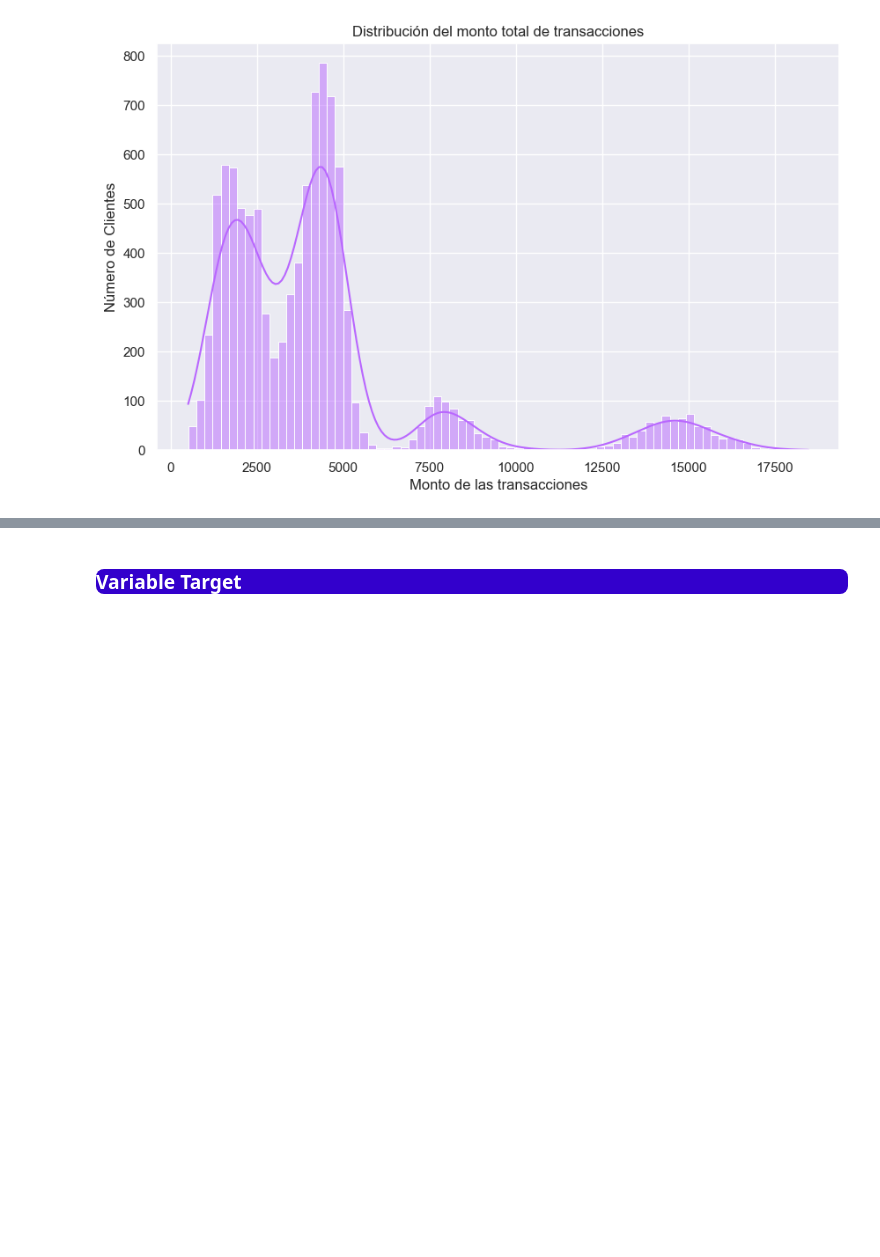
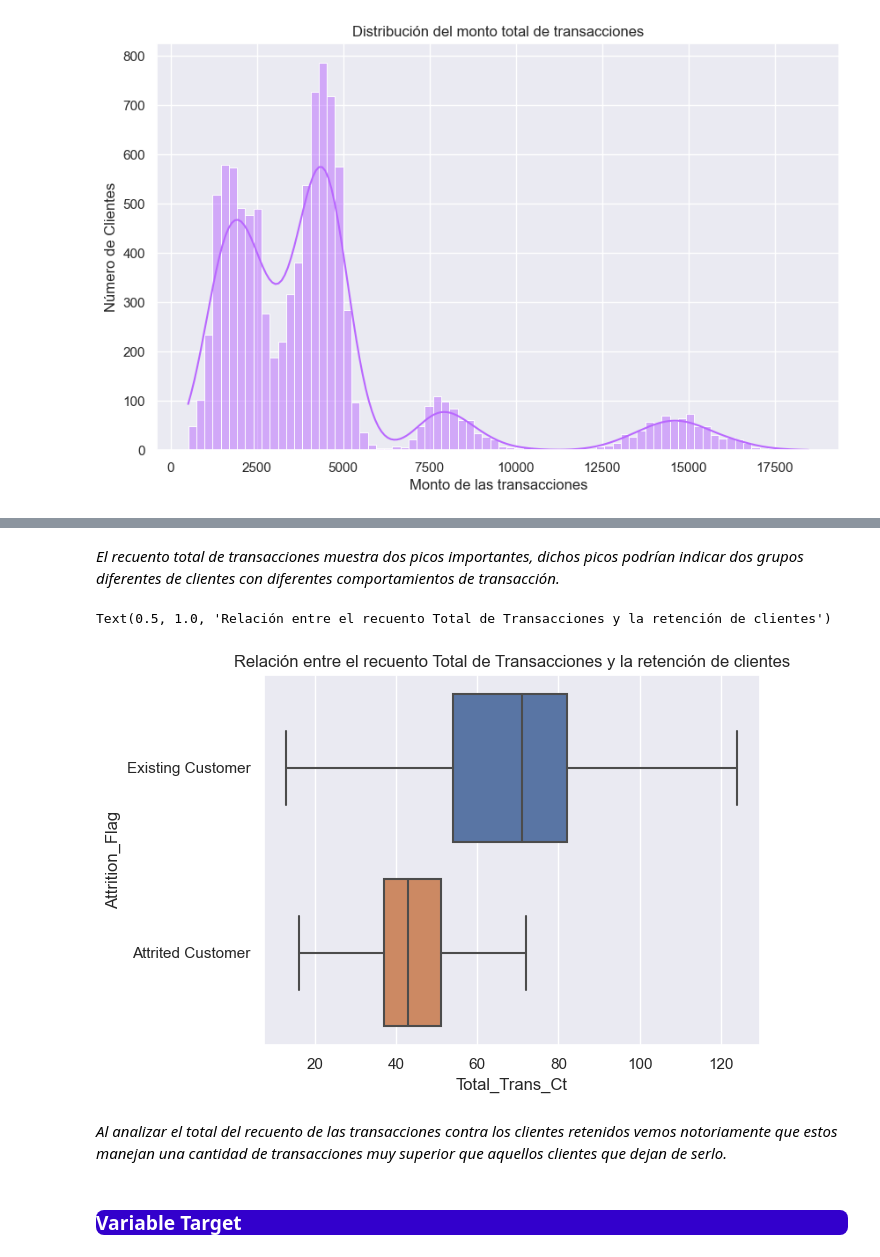
Before and after one commit to ApocalypseScrambler/datascience2, a Jupyter notebook: Data_StoryTelling_Insights - Reyes Luis - 46270.ipynb, the cells around one changed output, grey strips where cells are left out. Cells and saved outputs as stored; diff of their text form; code cells hidden in the pictures; blank space fills up the shorter version.

```diff
--- a/Data_StoryTelling_Insights - Reyes Luis - 46270.ipynb
+++ b/Data_StoryTelling_Insights - Reyes Luis - 46270.ipynb
@@ -672,3 +695,18 @@ plt.show()
+# %% [markdown]
+*El recuento total de transacciones muestra dos picos importantes, dichos picos podrían indicar dos grupos diferentes de clientes con diferentes comportamientos de transacción.*
+# %%
+# Boxplot
+plt.figure()
+sns.boxplot(data = df,
+            x = 'Total_Trans_Ct',
+            y = 'Attrition_Flag',
+            showfliers = False)
+plt.title('Relación entre el recuento Total de Transacciones y la retención de clientes')
+# %% [output]
+Text(0.5, 1.0, 'Relación entre el recuento Total de Transacciones y la retención de clientes')
+[figure, added]
+# %% [markdown]
+*Al analizar el total del recuento de las transacciones contra los clientes retenidos vemos notoriamente que estos manejan una cantidad de transacciones muy superior que aquellos clientes que dejan de serlo.*
 # %% [markdown]
 <a id="3"></a>
 <h3 style="text-align:left;border-radius:8px;font-family:Times;font-variant:small-caps;color:#FFFFFF;background-color:#3300CC;">Variable Target</h3>
```
Also changed, not shown: parts of 7 cells of this notebook.
